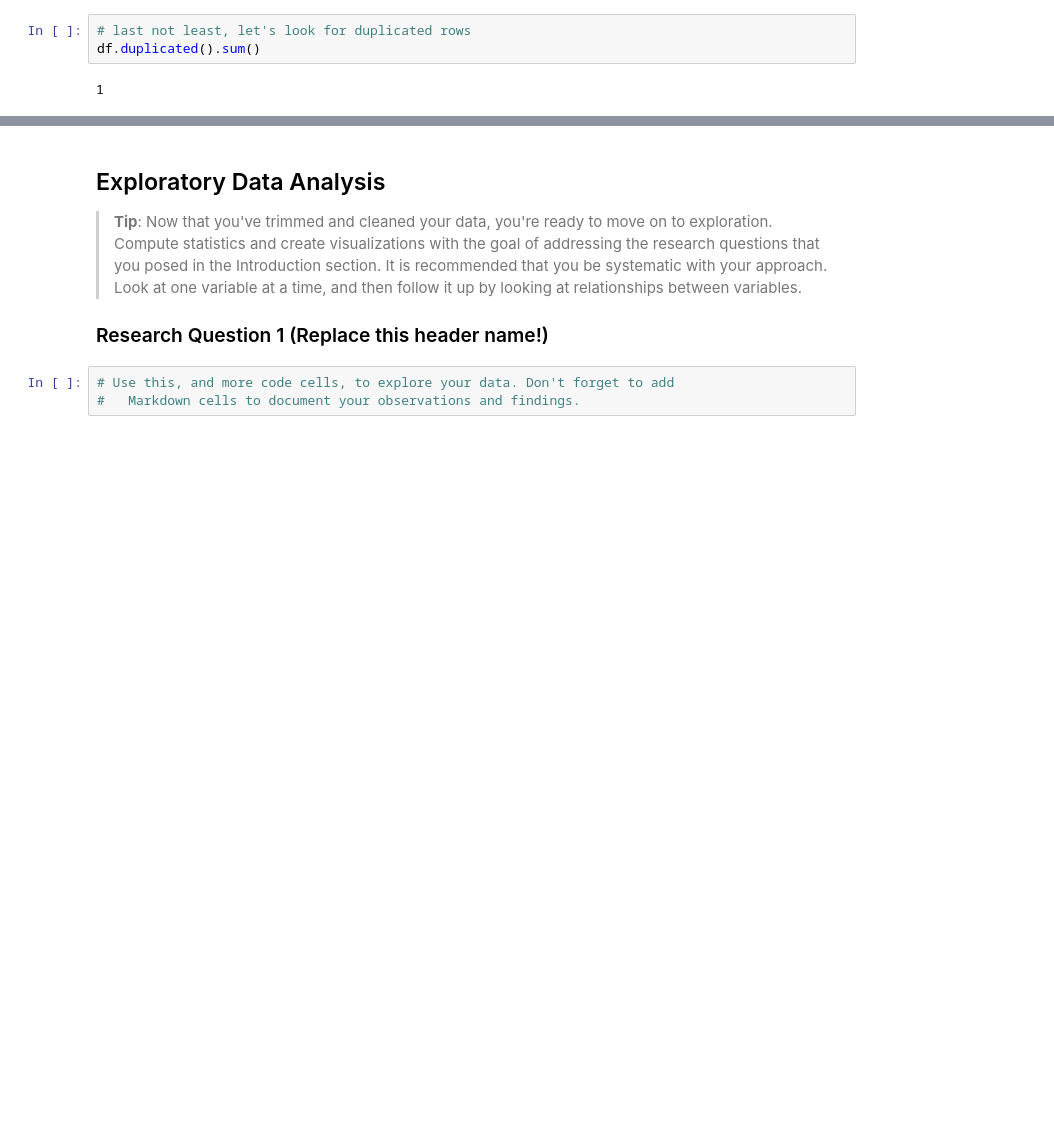
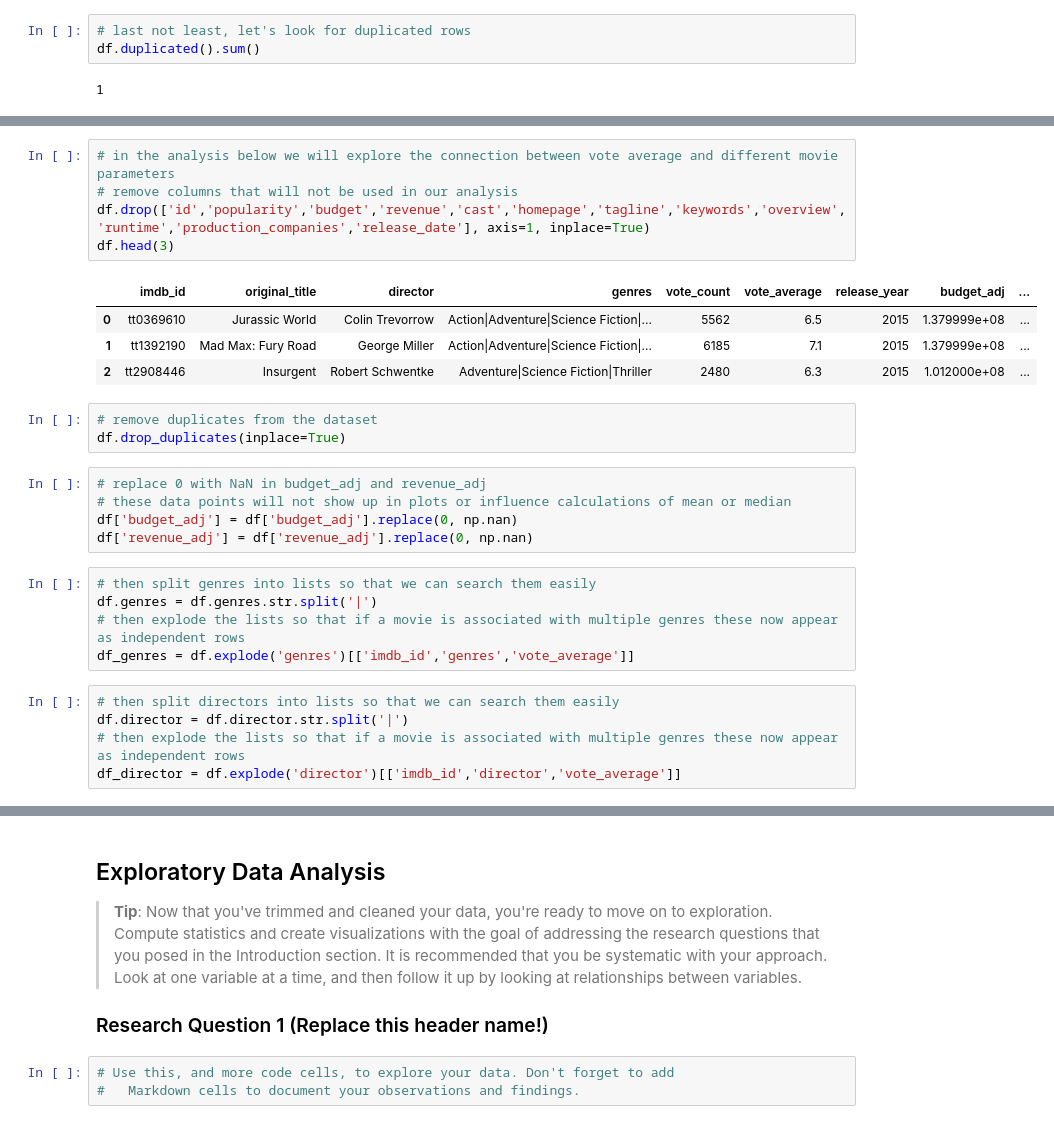
Before and after one commit to schlechu/movies_exploration, a Jupyter notebook: tmdb_exploration.ipynb, the cells around one changed output, grey strips where cells are left out. Saved outputs shown, nothing was run; the diff lists cells and outputs as text; blank space fills up the shorter version.

```diff
--- a/tmdb_exploration.ipynb
+++ b/tmdb_exploration.ipynb
@@ -141,0 +139,28 @@ df.duplicated().sum()
+# %%
+# in the analysis below we will explore the connection between vote average and different movie parameters
+# remove columns that will not be used in our analysis
+df.drop(['id','popularity','budget','revenue','cast','homepage','tagline','keywords','overview','runtime','production_companies','release_date'], axis=1, inplace=True)
+df.head(3)
+# %% [output]
+|  | imdb_id | original_title | director | genres | vote_count | vote_average | release_year | budget_adj | ... |
+| 0 | tt0369610 | Jurassic World | Colin Trevorrow | Action|Adventure|Science Fiction|... | 5562 | 6.5 | 2015 | 1.379999e+08 | ... |
+| 1 | tt1392190 | Mad Max: Fury Road | George Miller | Action|Adventure|Science Fiction|... | 6185 | 7.1 | 2015 | 1.379999e+08 | ... |
+| 2 | tt2908446 | Insurgent | Robert Schwentke | Adventure|Science Fiction|Thriller | 2480 | 6.3 | 2015 | 1.012000e+08 | ... |
+# %%
+# remove duplicates from the dataset
+df.drop_duplicates(inplace=True)
+# %%
+# replace 0 with NaN in budget_adj and revenue_adj
+# these data points will not show up in plots or influence calculations of mean or median
+df['budget_adj'] = df['budget_adj'].replace(0, np.nan)
+df['revenue_adj'] = df['revenue_adj'].replace(0, np.nan)
+# %%
+# then split genres into lists so that we can search them easily
+df.genres = df.genres.str.split('|')
+# then explode the lists so that if a movie is associated with multiple genres these now appear as independent rows
+df_genres = df.explode('genres')[['imdb_id','genres','vote_average']]
+# %%
+# then split directors into lists so that we can search them easily
+df.director = df.director.str.split('|')
+# then explode the lists so that if a movie is associated with multiple genres these now appear as independent rows
+df_director = df.explode('director')[['imdb_id','director','vote_average']]
```
Also changed, not shown: parts of 14 cells of this notebook.
